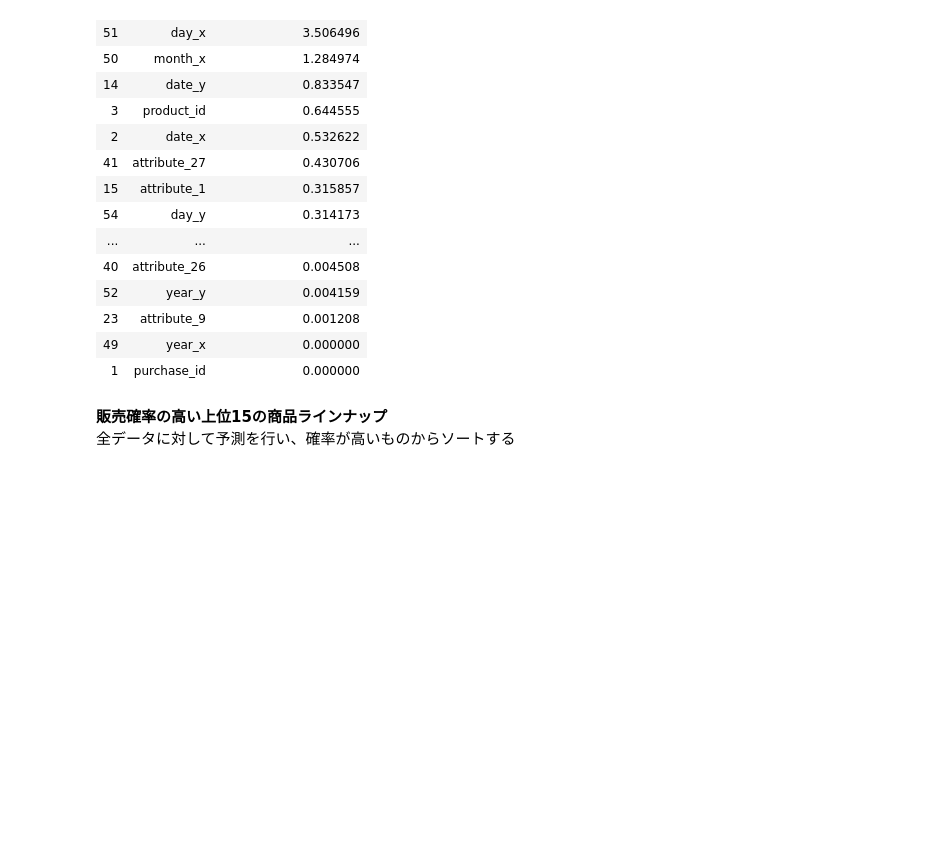
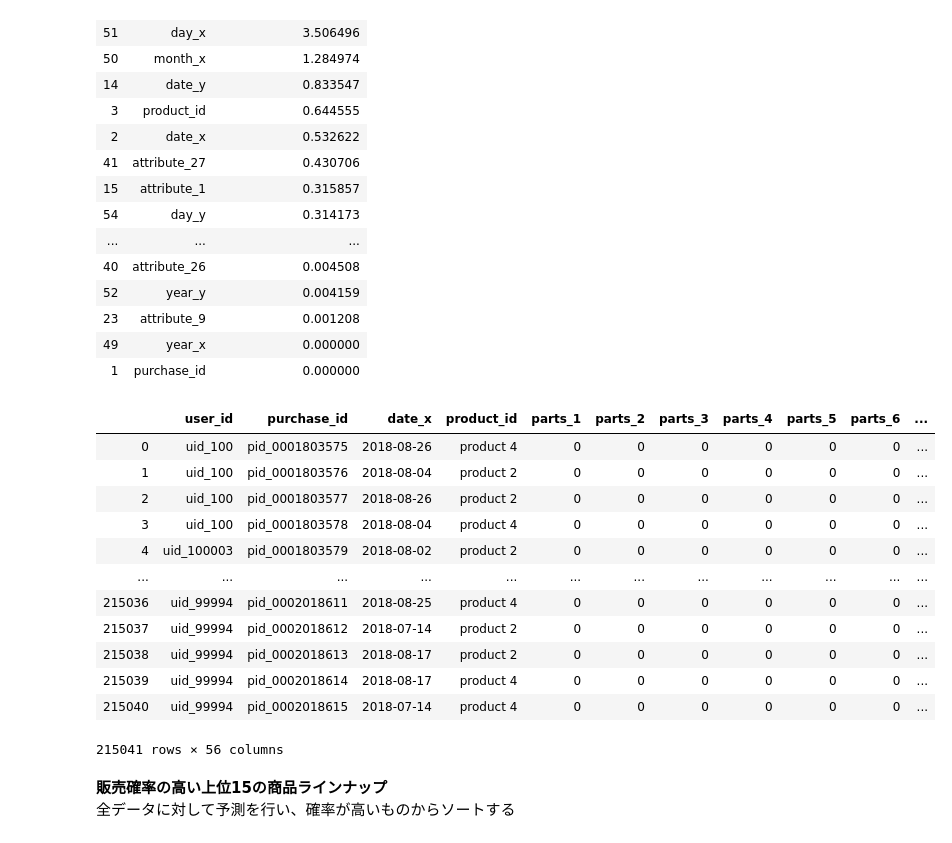
Before and after one commit to ToshikiMuromachi/pcmaker, a Jupyter notebook: pcmakerLast.ipynb, the cells around one changed output. Drawn from its saved outputs; the diff is of its cells as text; code cells hidden in the pictures; blank space fills up the shorter version.

```diff
--- a/pcmakerLast.ipynb
+++ b/pcmakerLast.ipynb
@@ -167,6 +167,22 @@ feature_importance_df.sort_values(by='feature_importances', ascending=False)
 df_preds_proba = pd.DataFrame(preds_proba)
 # %%
 test_df['probability'] = df_preds_proba[1]
+# %%
+test_df
+# %% [output]
+|  | user_id | purchase_id | date_x | product_id | parts_1 | parts_2 | parts_3 | parts_4 | parts_5 | parts_6 | ... |
+| 0 | uid_100 | pid_0001803575 | 2018-08-26 | product 4 | 0 | 0 | 0 | 0 | 0 | 0 | ... |
+| 1 | uid_100 | pid_0001803576 | 2018-08-04 | product 2 | 0 | 0 | 0 | 0 | 0 | 0 | ... |
+| 2 | uid_100 | pid_0001803577 | 2018-08-26 | product 2 | 0 | 0 | 0 | 0 | 0 | 0 | ... |
+| 3 | uid_100 | pid_0001803578 | 2018-08-04 | product 4 | 0 | 0 | 0 | 0 | 0 | 0 | ... |
+| 4 | uid_100003 | pid_0001803579 | 2018-08-02 | product 2 | 0 | 0 | 0 | 0 | 0 | 0 | ... |
+| ... | ... | ... | ... | ... | ... | ... | ... | ... | ... | ... | ... |
+| 215036 | uid_99994 | pid_0002018611 | 2018-08-25 | product 4 | 0 | 0 | 0 | 0 | 0 | 0 | ... |
+| 215037 | uid_99994 | pid_0002018612 | 2018-07-14 | product 2 | 0 | 0 | 0 | 0 | 0 | 0 | ... |
+| 215038 | uid_99994 | pid_0002018613 | 2018-08-17 | product 2 | 0 | 0 | 0 | 0 | 0 | 0 | ... |
+| 215039 | uid_99994 | pid_0002018614 | 2018-08-17 | product 4 | 0 | 0 | 0 | 0 | 0 | 0 | ... |
+| 215040 | uid_99994 | pid_0002018615 | 2018-07-14 | product 4 | 0 | 0 | 0 | 0 | 0 | 0 | ... |
+215041 rows × 56 columns
 # %%
 submit_df = test_df[['purchase_id', 'probability']]
 # %%
```
Also changed, not shown: 1 other file.
